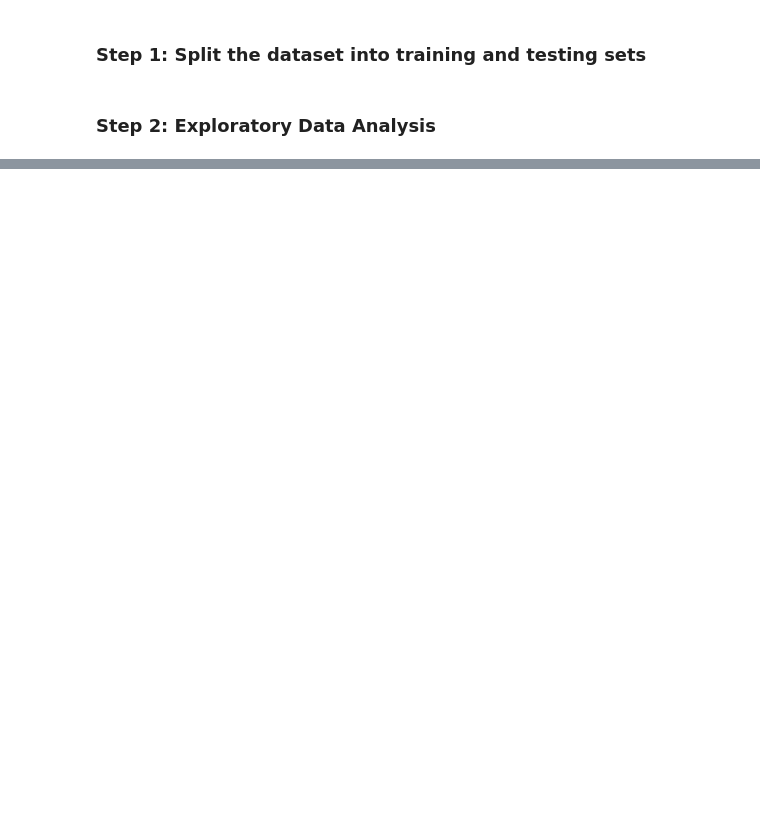
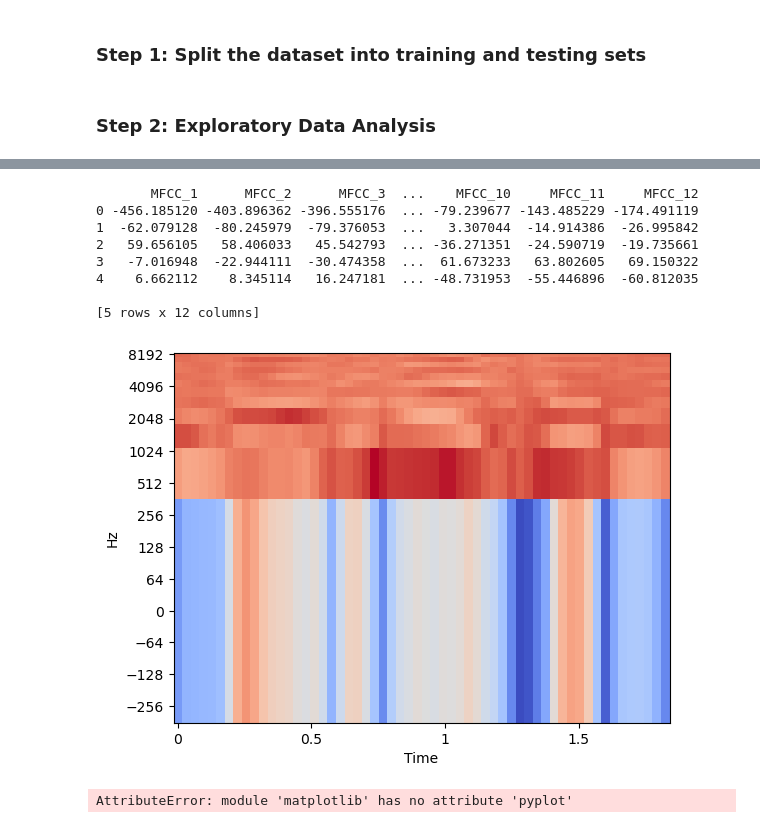
Before and after one commit to kanielv/MML, a Jupyter notebook: Assignment3/src/assignment3.ipynb, the cells around one changed output, grey strips where cells are left out. Drawn from its saved outputs; the diff is of its cells as text; code cells hidden in the pictures; blank space fills up the shorter version.

```diff
--- a/Assignment3/src/assignment3.ipynb
+++ b/Assignment3/src/assignment3.ipynb
@@ -40,0 +97,18 @@ fig = plot_waveform(sample_path, sample_name)
+# %%
+import librosa
+import matplotlib.pyplot as plt
+from utils.feature_extraction import get_mfccs
+y, sr = librosa.load('../dataset/train/angry/YAF_met_angry.wav', sr=16000, duration=10)
+
+get_mfccs(y, sr)
+# %% [output]
+       MFCC_1      MFCC_2      MFCC_3  ...    MFCC_10     MFCC_11     MFCC_12
+0 -456.185120 -403.896362 -396.555176  ... -79.239677 -143.485229 -174.491119
+1  -62.079128  -80.245979  -79.376053  ...   3.307044  -14.914386  -26.995842
+2   59.656105   58.406033   45.542793  ... -36.271351  -24.590719  -19.735661
+3   -7.016948  -22.944111  -30.474358  ...  61.673233   63.802605   69.150322
+4    6.662112    8.345114   16.247181  ... -48.731953  -55.446896  -60.812035
+
+[5 rows x 12 columns]
+[figure, added]
+AttributeError: module 'matplotlib' has no attribute 'pyplot'
```
Also changed, not shown: parts of 11 cells of this notebook, 2 other files.
